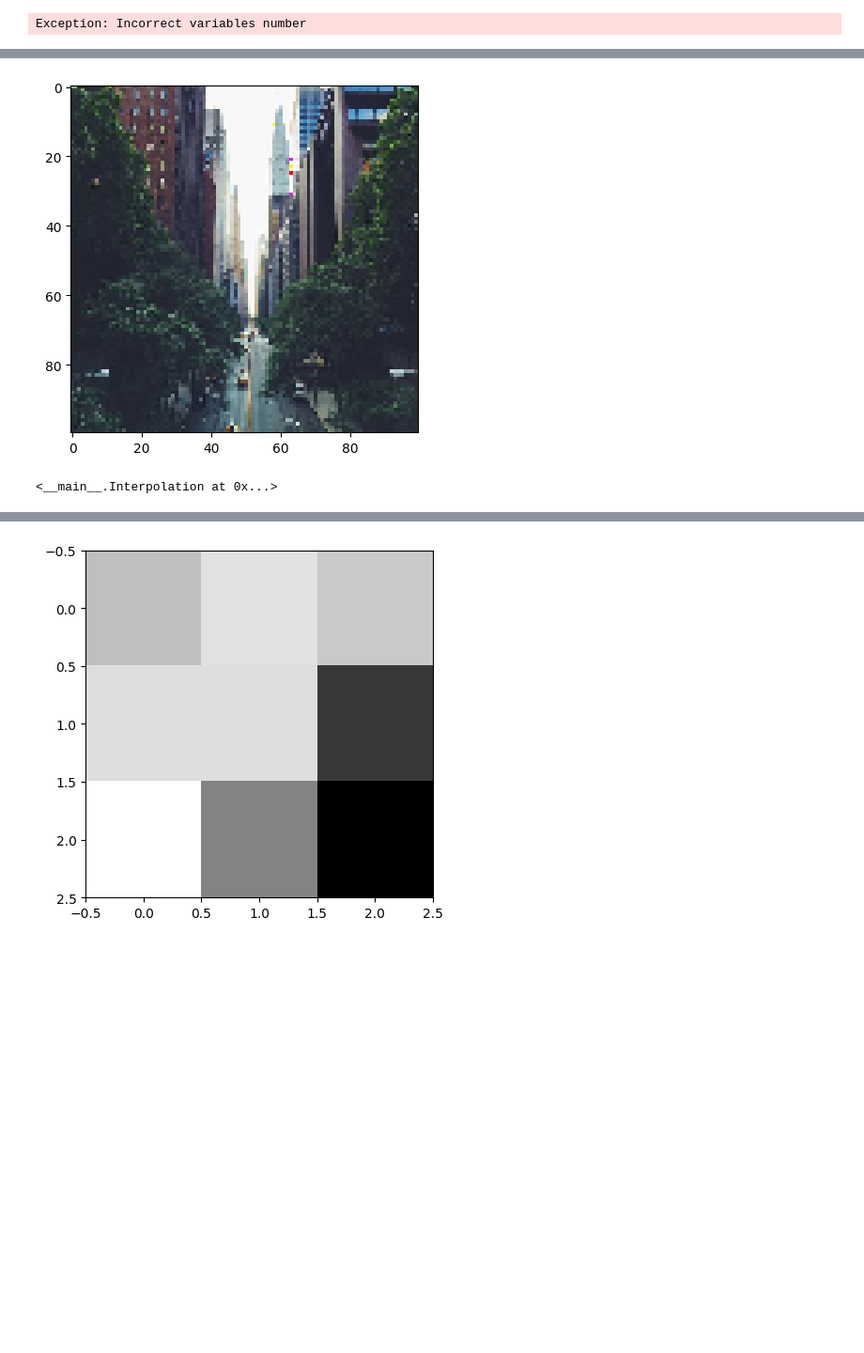
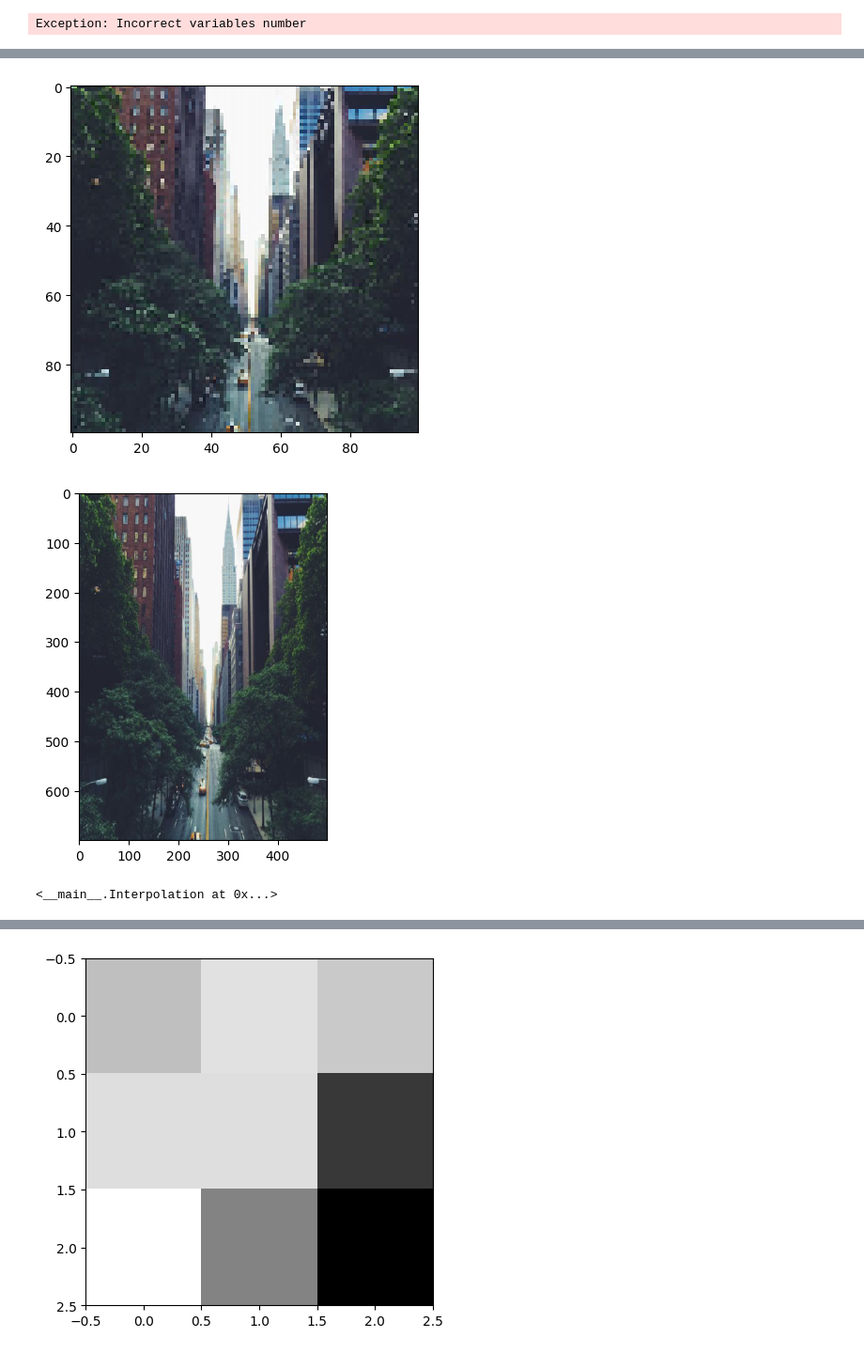
Before and after one commit to KlymentievMaksym/CompGraph, a Jupyter notebook: Lab5.ipynb, the cells around one changed output, grey strips where cells are left out. Shown at 94% size. Saved outputs shown, nothing was run; the diff lists cells and outputs as text; code cells hidden in the pictures; blank space fills up the shorter version.

Commit message:
Least square interpolation works!!!

```diff
--- a/Lab5.ipynb
+++ b/Lab5.ipynb
@@ -189,7 +189,7 @@ class Interpolation:
                         polynom_xy_matrix = self.create_polynom_matrix_for_2_variables((x, y), polynom_degree)
 
                         pixel = polynom_xy_matrix*coefs
-                        my_image_new[xi, yi, k] = pixel.flat[0]
+                        my_image_new[xi, yi, k] = np.clip(pixel.flat[0], 0, 255)
         else:
             for xi in range(new_x_size):
                 for yi in range(new_y_size):
@@ -288,7 +288,33 @@ class Interpolation:
         norm_x = x_size / new_x_size
         norm_y = y_size / new_y_size
 
-        for k in range(my_image.shape[2]):
+        if is_rgb:
+            for k in range(my_image.shape[2]):
+                for xi in range(new_x_size):
+                    for yi in range(new_y_size):
+                        x = np.clip((xi + 0.5) * norm_x - 0.5, 0, x_size-1)
+                        y = np.clip((yi + 0.5) * norm_y - 0.5, 0, y_size-1)
+
+                        x_int = min(int(x), x_size-4)
+                        y_int = min(int(y), y_size-4)
+
+                        my_image_fragment = my_image[x_int:x_int+4, y_int:y_int+4, k]
+
+                        first_col = np.array([0, 1, 2, 3]*4)
+                        second_col = np.array(np.concatenate(([0]*4, [1]*4, [2]*4, [3]*4)))
+
+                        matrix_for_16_points = np.ones((first_col.shape[0], 3))
+                        matrix_for_16_points[:, 0] = first_col
+                        matrix_for_16_points[:, 1] = second_col
+
+                        left_matrix = np.dot(matrix_for_16_points.T, matrix_for_16_points)
+
+                        right_matrix = np.dot(matrix_for_16_points.T, my_image_fragment.reshape(my_image_fragment.size))
+
+                        coefs =  np.dot(np.linalg.inv(left_matrix), right_matrix)
+                        pixel = coefs[0]*(x-x_int) + coefs[1]*(y-y_int) + coefs[2]
+                        my_image_new[xi, yi, k] = np.clip(pixel, 0, 255)
+        else:
             for xi in range(new_x_size):
                 for yi in range(new_y_size):
                     x = np.clip((xi + 0.5) * norm_x - 0.5, 0, x_size-1)
@@ -297,14 +323,14 @@ class Interpolation:
                     x_int = min(int(x), x_size-4)
                     y_int = min(int(y), y_size-4)
 
-                    my_image_fragment = my_image[x_int:x_int+4, y_int:y_int+4, k]
+                    my_image_fragment = my_image[x_int:x_int+4, y_int:y_int+4]
 
-                    first_col = np.array([-1, 0, 1, 2]*4)
-                    second_col = np.array(np.concatenate(([-1]*4, [0]*4, [1]*4, [2]*4)))
+                    first_col = np.array([0, 1, 2, 3]*4)
+                    second_col = np.array(np.concatenate(([0]*4, [1]*4, [2]*4, [3]*4)))
 
                     matrix_for_16_points = np.ones((first_col.shape[0], 3))
-                    matrix_for_16_points[..., 0] = first_col
-                    matrix_for_16_points[..., 1] = second_col
+                    matrix_for_16_points[:, 0] = first_col
+                    matrix_for_16_points[:, 1] = second_col
 
                     left_matrix = np.dot(matrix_for_16_points.T, matrix_for_16_points)
 
@@ -312,7 +338,7 @@ class Interpolation:
 
                     coefs =  np.dot(np.linalg.inv(left_matrix), right_matrix)
                     pixel = coefs[0]*(x-x_int) + coefs[1]*(y-y_int) + coefs[2]
-                    my_image_new[xi, yi, k] = np.clip(0, 255, pixel)
+                    my_image_new[xi, yi] = np.clip(pixel, 0, 255)
 
         self.image_modified = np.uint8(my_image_new)
 
@@ -378,10 +402,10 @@ left_matrix = np.dot(np.transpose(A), A)
 ![LeastSquares](\lab5\learning\PolynomCol.jpg)
 # %%
 image = Interpolation("lab5/Test1.jpg")
-# image.polynomial_interpolation((700, 500), polynom_degree=2).show()
-image.polynomial_interpolation((100, 100), polynom_degree=2).show()
+image.polynomial_interpolation((100, 100), polynom_degree=2).show().polynomial_interpolation((700, 500), polynom_degree=2).show()
 # %% [output]
-[figure, old version]
+[figure, new version]
+[figure, added]
 <__main__.Interpolation at 0x...>
 # %%
 image = Interpolation("lab5/test.webp")
```
Also changed, not shown: parts of 8 cells of this notebook.
